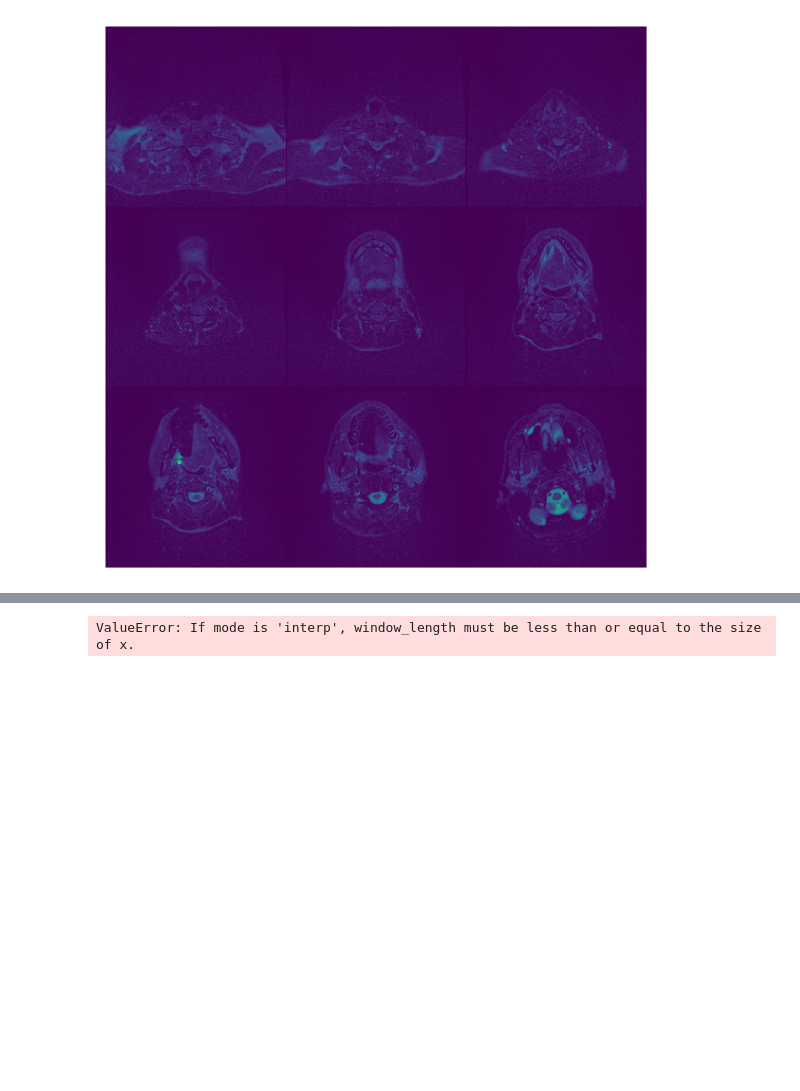
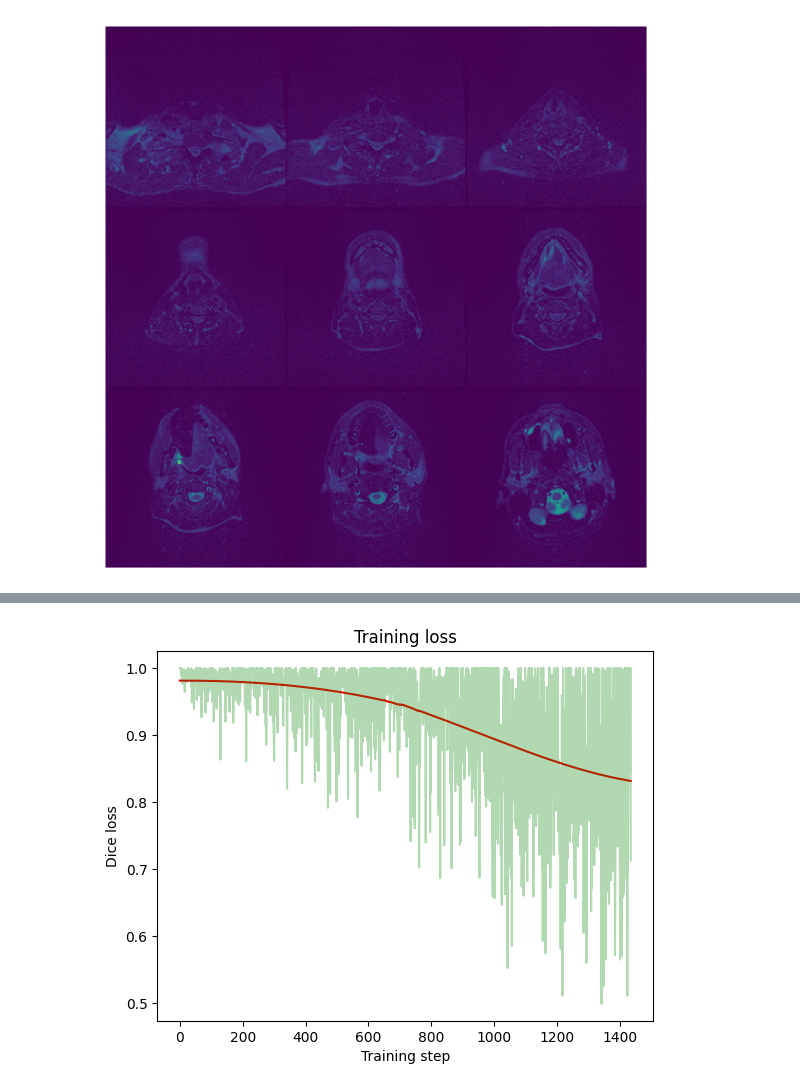
Before and after one commit to andreas122001/tumor-segmentation, a Jupyter notebook: test.ipynb, the cells around one changed output, grey strips where cells are left out. Cells and saved outputs as stored; diff of their text form; code cells hidden in the pictures; blank space fills up the shorter version.

```diff
--- a/test.ipynb
+++ b/test.ipynb
@@ -232,10 +253,10 @@ KeyboardInterrupt:
 # %%
 from scipy.signal import savgol_filter
 
-plt.plot(savgol_filter(losses, 250, 3), color="red", alpha=1.0)
+plt.plot(savgol_filter(losses, int(len(losses)*0.90), 3), color="red", alpha=1.0)
 plt.plot(losses, color="green", alpha=0.3)
 plt.title("Training loss")
 plt.xlabel("Training step")
 plt.ylabel("Dice loss");
 # %% [output]
-ValueError: If mode is 'interp', window_length must be less than or equal to the size of x.
+[figure, added]
```
Also changed, not shown: parts of 15 cells of this notebook, 8 other files.
